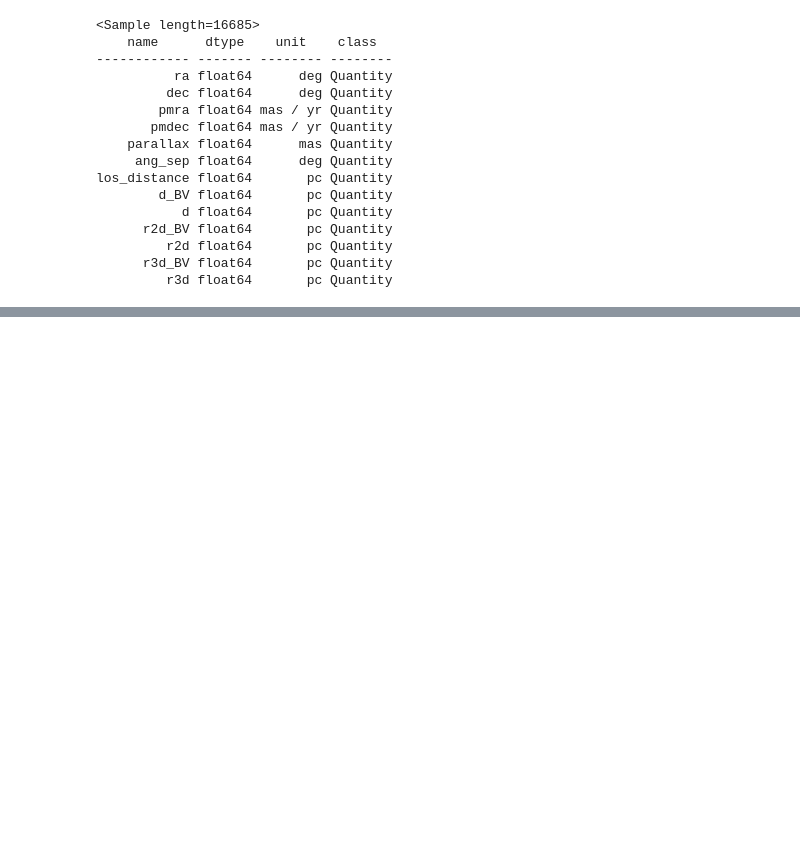
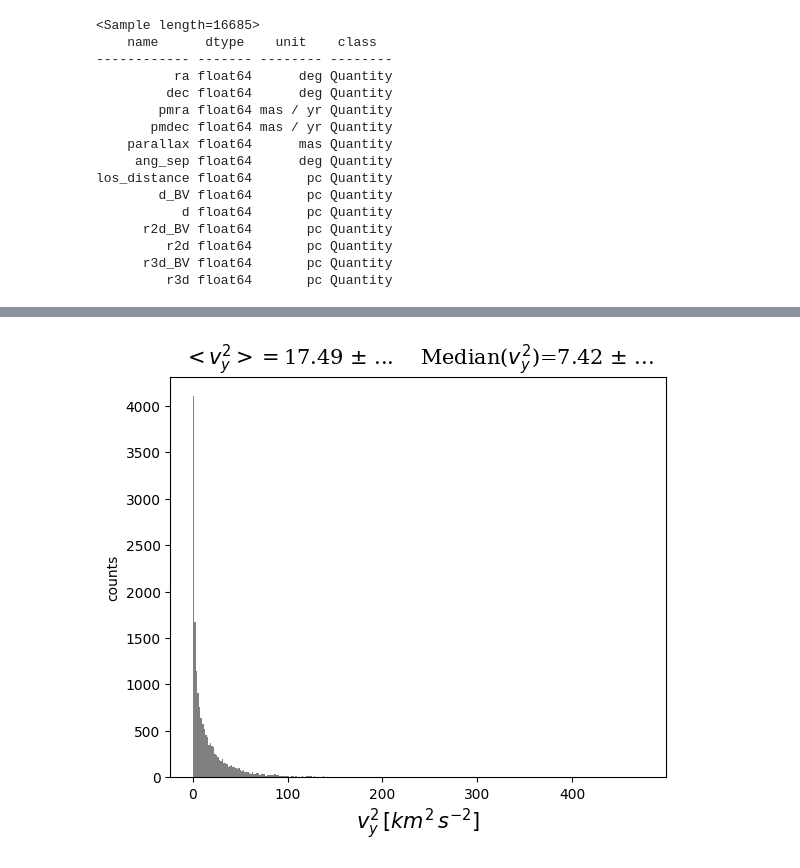
Before and after one commit to pietroferraiuolo/GRASP, a Jupyter notebook: scripts/n6121_analysis.ipynb, the cells around one changed output, grey strips where cells are left out. Drawn from its saved outputs; the diff is of its cells as text; code cells hidden in the pictures; blank space fills up the shorter version.

```diff
--- a/scripts/n6121_analysis.ipynb
+++ b/scripts/n6121_analysis.ipynb
@@ -630,0 +719,4 @@ grasp.plots.doubleHistScatter(gc_sample.r3d_BV.value, gc_sample.r3d.value, xlim=
+# %%
+grasp.plots.histogram(gc_sample['v_y'].value**2, xlabel=r"$v_y^2 \, [km^2\,s^{-2}]$", title=r'$<v_y^2> = ${:.2f} $\pm$ ...    Median($v_y^2$)={:.2f} $\pm$ ...'.format(np.average(gc_sample['v_y'].value**2),np.median(gc_sample['v_y'].value**2)))
+# %% [output]
+[figure, added]
```
Also changed, not shown: parts of 15 cells of this notebook, 2 other files.
